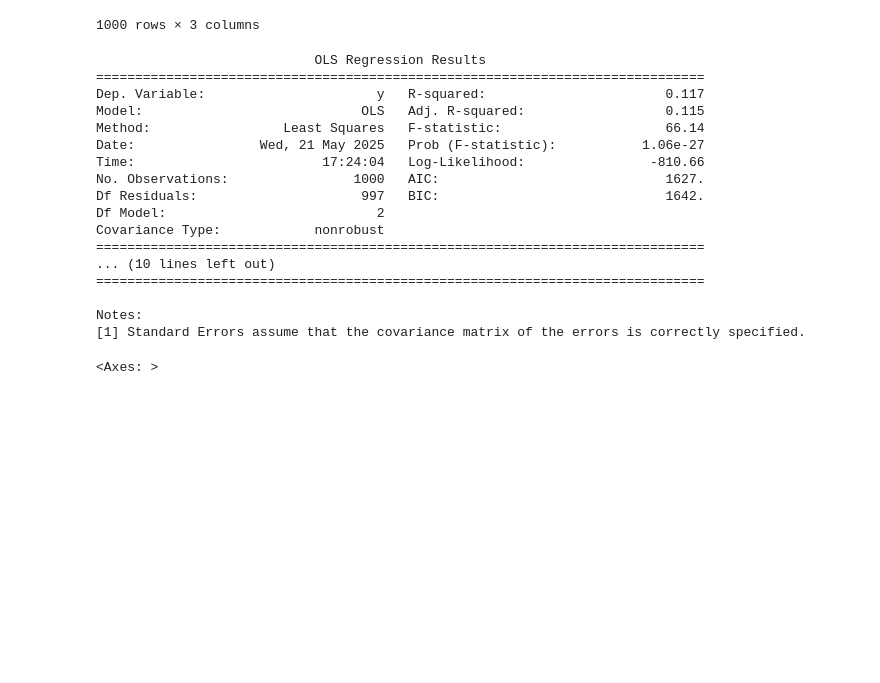
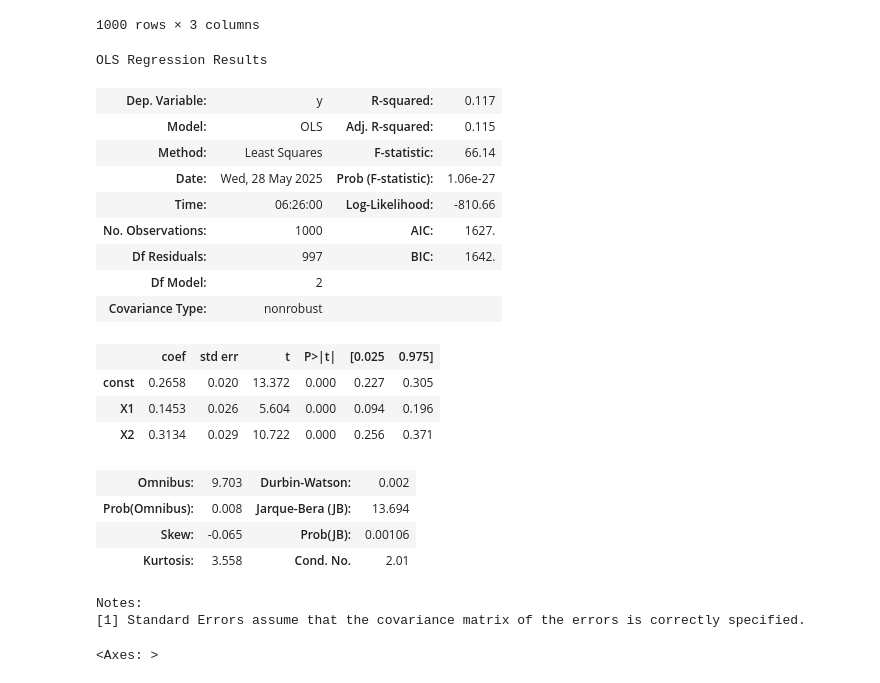
Before and after one commit to martinsdata/ISLP_labs, a Jupyter notebook: 5 Py Review Questions.ipynb, the cells around one changed output. Saved outputs shown, nothing was run; the diff lists cells and outputs as text; code cells hidden in the pictures; blank space fills up the shorter version.

```diff
--- a/5 Py Review Questions.ipynb
+++ b/5 Py Review Questions.ipynb
@@ -6,5 +8,5 @@ from ISLP import load_data
 # %%
-df = pd.read_csv("/Users/danielmartins/Projects/Stanford ISLP/Data/5.Py.1.csv")
+df = pd.read_csv("C:/Users/danie/Projects/ISLP_labs/5.Py.1.csv")
 df
 # %% [output]
 |  | X1 | X2 | y |
@@ -23,28 +25,31 @@ df
 # %%
 y = df['y']    # output variable, the median value of owner-occupied homes in $1000s
 X = df[['X1', 'X2']]  # input variables
 X = sm.add_constant(X)  # add intercept term
 regressor_OLS = sm.OLS(y, X)  # We create a model object from statsmodels ordinary least squares regression
 fitted = regressor_OLS.fit() # We fit the model to the data
-print(fitted.summary())
+fitted.summary()
 # %% [output]
-                            OLS Regression Results
-==============================================================================
-Dep. Variable:                      y   R-squared:                       0.117
-Model:                            OLS   Adj. R-squared:                  0.115
-Method:                 Least Squares   F-statistic:                     66.14
-Date:                Wed, 21 May 2025   Prob (F-statistic):           1.06e-27
-Time:                        17:24:04   Log-Likelihood:                -810.66
-No. Observations:                1000   AIC:                             1627.
-Df Residuals:                     997   BIC:                             1642.
-Df Model:                           2
-Covariance Type:            nonrobust
-==============================================================================
-... (10 lines left out)
-==============================================================================
-
-Notes:
-[1] Standard Errors assume that the covariance matrix of the errors is correctly specified.
+OLS Regression Results
+| Dep. Variable: | y | R-squared: | 0.117 |
+| Model: | OLS | Adj. R-squared: | 0.115 |
+| Method: | Least Squares | F-statistic: | 66.14 |
+| Date: | Wed, 28 May 2025 | Prob (F-statistic): | 1.06e-27 |
+| Time: | 06:26:00 | Log-Likelihood: | -810.66 |
+| No. Observations: | 1000 | AIC: | 1627. |
+| Df Residuals: | 997 | BIC: | 1642. |
+| Df Model: | 2 |  |  |
+| Covariance Type: | nonrobust |  |  |
+|  | coef | std err | t | P>|t| | [0.025 | 0.975] |
+| const | 0.2658 | 0.020 | 13.372 | 0.000 | 0.227 | 0.305 |
+| X1 | 0.1453 | 0.026 | 5.604 | 0.000 | 0.094 | 0.196 |
+| X2 | 0.3134 | 0.029 | 10.722 | 0.000 | 0.256 | 0.371 |
+| Omnibus: | 9.703 | Durbin-Watson: | 0.002 |
+| Prob(Omnibus): | 0.008 | Jarque-Bera (JB): | 13.694 |
+| Skew: | -0.065 | Prob(JB): | 0.00106 |
+| Kurtosis: | 3.558 | Cond. No. | 2.01 |
+Notes:
+[1] Standard Errors assume that the covariance matrix of the errors is correctly specified.
 # %%
 df.plot()
 # %% [output]
```
Also changed, not shown: parts of 11 cells of this notebook, 3 other files.
